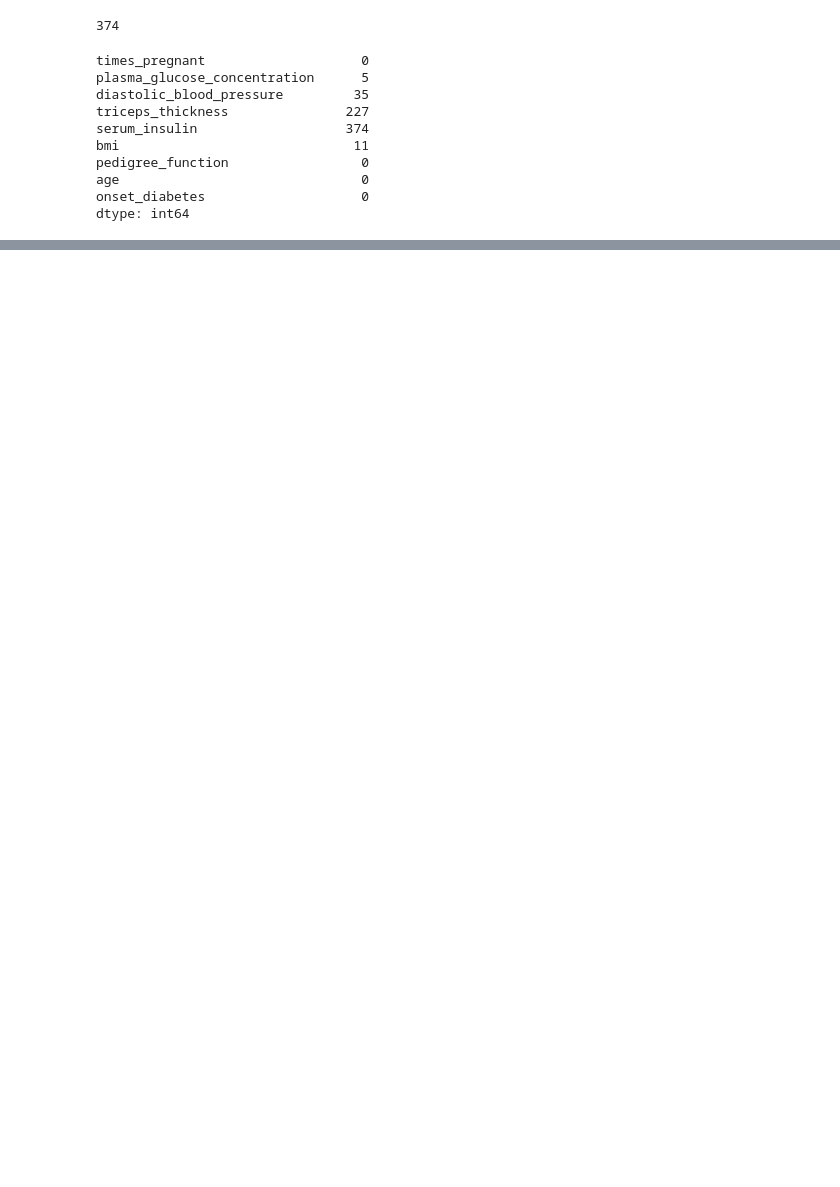
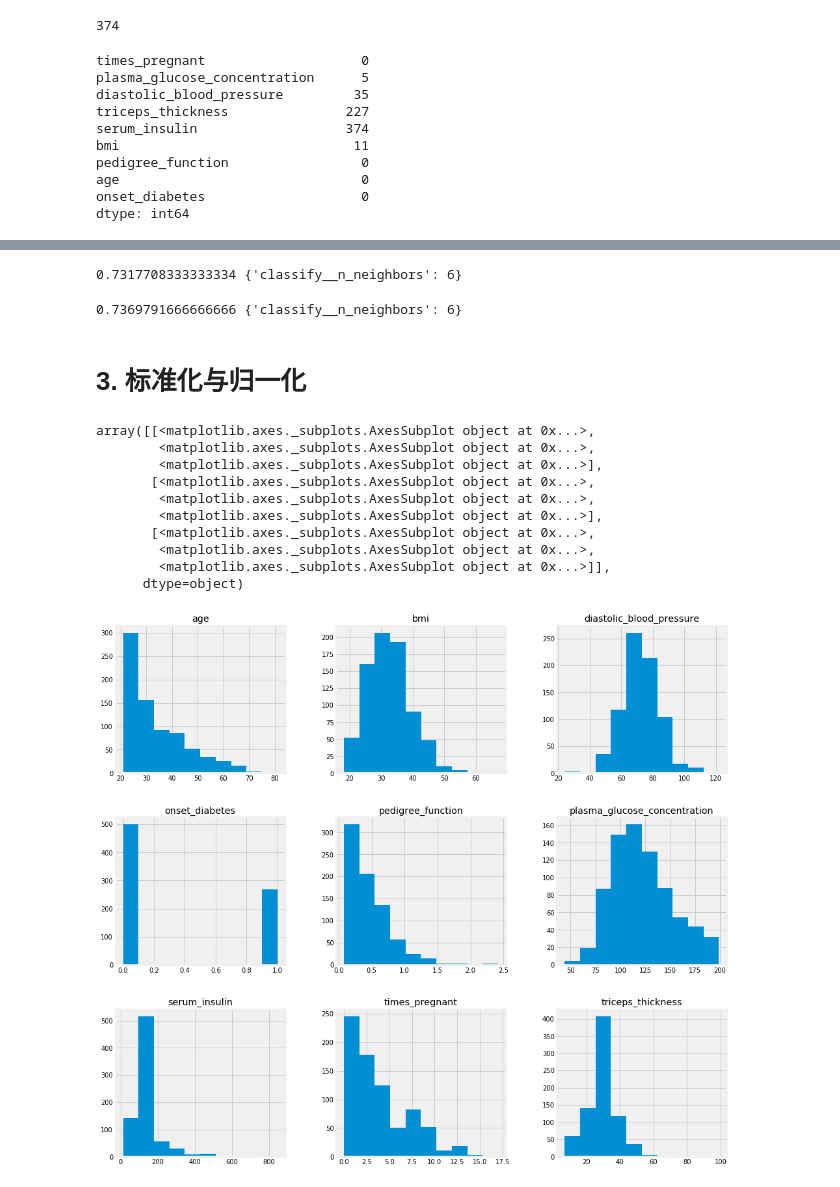
Before and after one commit to SuperSupeng/Data-analysis-with-python, a Jupyter notebook: dataAnalysis/Feature understanding/Feature enhanced.ipynb, the cells around one changed output, grey strips where cells are left out. Cells and saved outputs as stored; diff of their text form; code cells hidden in the pictures; blank space fills up the shorter version.

```diff
--- a/dataAnalysis/Feature understanding/Feature enhanced.ipynb
+++ b/dataAnalysis/Feature understanding/Feature enhanced.ipynb
@@ -133,0 +387,47 @@ dtype: int64
+# %%
+from sklearn.pipeline import Pipeline
+knn_params = {'classify__n_neighbors':[1, 2, 3, 4, 5, 6, 7]}
+# must redefine params to fit the pipeline
+
+mean_impute = Pipeline([('imputer', Imputer(strategy='mean')), ('classify', knn)])
+X = pima.drop('onset_diabetes', axis=1)
+y = pima['onset_diabetes']
+
+grid = GridSearchCV(mean_impute, knn_params)
+grid.fit(X, y)
+
+print(grid.best_score_, grid.best_params_)
+# %% [output]
+0.7317708333333334 {'classify__n_neighbors': 6}
+# %%
+knn_params = {'classify__n_neighbors':[1, 2, 3, 4, 5, 6, 7]}
+
+median_impute = Pipeline([('imputer', Imputer(strategy='median')), ('classify', knn)])
+X = pima.drop('onset_diabetes', axis=1)
+y = pima['onset_diabetes']
+
+grid = GridSearchCV(median_impute, knn_params)
+grid.fit(X, y)
+
+print(grid.best_score_, grid.best_params_)
+# %% [output]
+0.7369791666666666 {'classify__n_neighbors': 6}
+# %% [markdown]
+# 3. 标准化与归一化
+# %%
+impute = Imputer(strategy='mean')
+# we will want to fill in missing values to see all 9 columns
+pima_imputed_mean = pd.DataFrame(impute.fit_transform(pima), columns=pima_column_names)
+pima_imputed_mean.hist(figsize=(15, 15))
+# %% [output]
+array([[<matplotlib.axes._subplots.AxesSubplot object at 0x...>,
+        <matplotlib.axes._subplots.AxesSubplot object at 0x...>,
+        <matplotlib.axes._subplots.AxesSubplot object at 0x...>],
+       [<matplotlib.axes._subplots.AxesSubplot object at 0x...>,
+        <matplotlib.axes._subplots.AxesSubplot object at 0x...>,
+        <matplotlib.axes._subplots.AxesSubplot object at 0x...>],
+       [<matplotlib.axes._subplots.AxesSubplot object at 0x...>,
+        <matplotlib.axes._subplots.AxesSubplot object at 0x...>,
+        <matplotlib.axes._subplots.AxesSubplot object at 0x...>]],
+      dtype=object)
+[figure, added]
```
Also changed, not shown: parts of 42 cells of this notebook.
